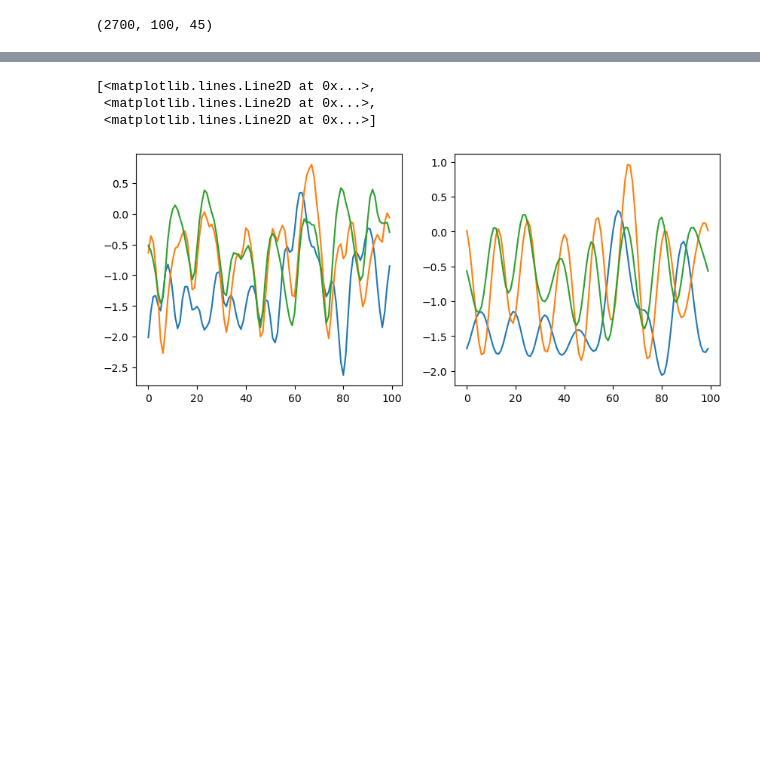
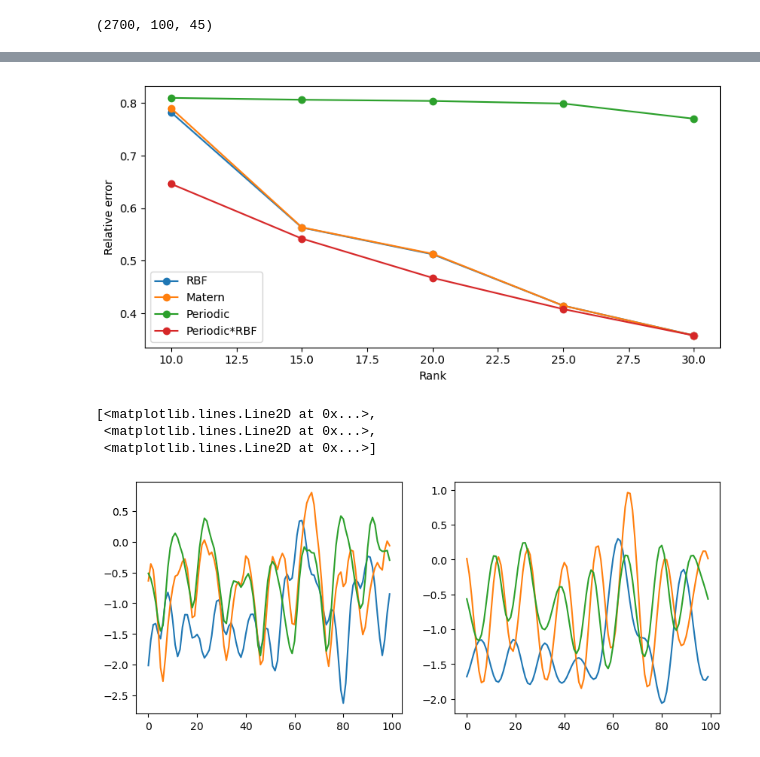
Before and after one commit to ljnel/cd_project, a Jupyter notebook: notebooks/bilinear.ipynb, the cells around one changed output, grey strips where cells are left out. Drawn from its saved outputs; the diff is of its cells as text; code cells hidden in the pictures; blank space fills up the shorter version.

```diff
--- a/notebooks/bilinear.ipynb
+++ b/notebooks/bilinear.ipynb
@@ -37,3 +185,16 @@ plot_channels(x_te, y_true);
+# %%
+fig, ax1 = plt.subplots(figsize=(8, 4))
+
+for name, rank_results in results.items():
+    ranks, errors, _ = zip(*rank_results)
+    ax1.plot(ranks, errors, 'o-', label=name)
+
+ax1.set_xlabel('Rank')
+ax1.set_ylabel('Relative error')
+ax1.legend()
+fig.tight_layout()
+# %% [output]
+[figure, added]
 # %%
 model = BilinearTrajectoryEncoder(n_spatial_components=0.95,
                                   strategy=OptStrategy.SPACE_THEN_TIME,
```
Also changed, not shown: parts of 14 cells of this notebook, 9 other files.
